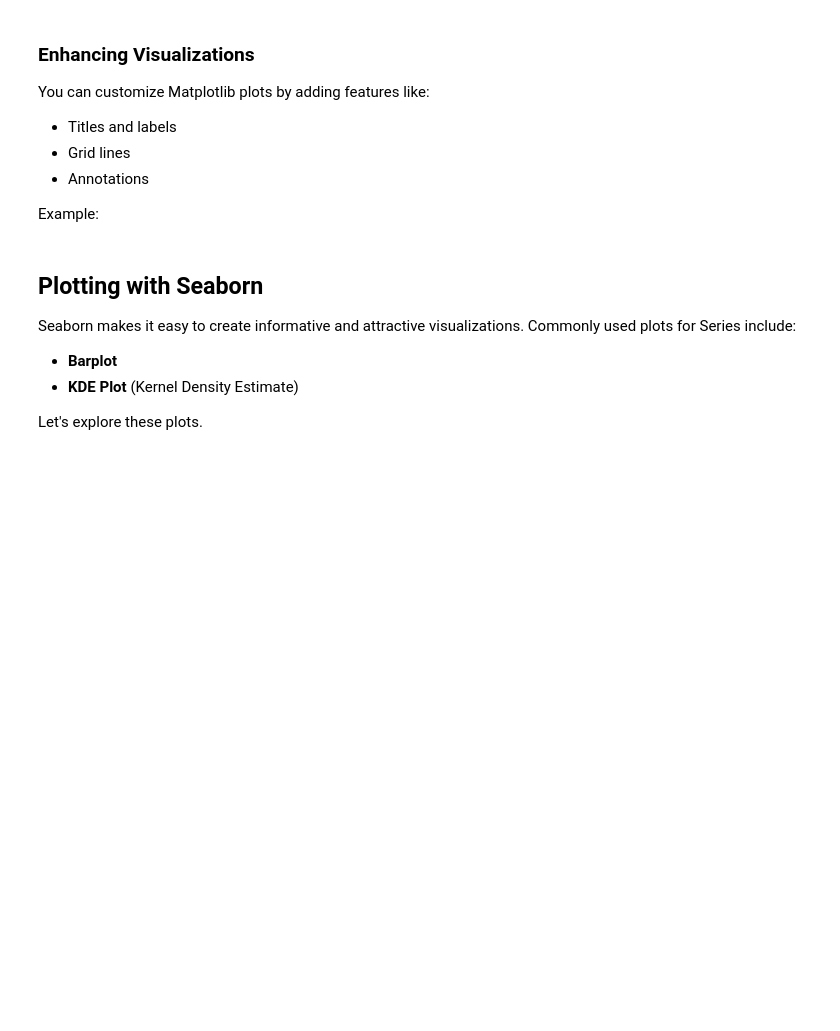
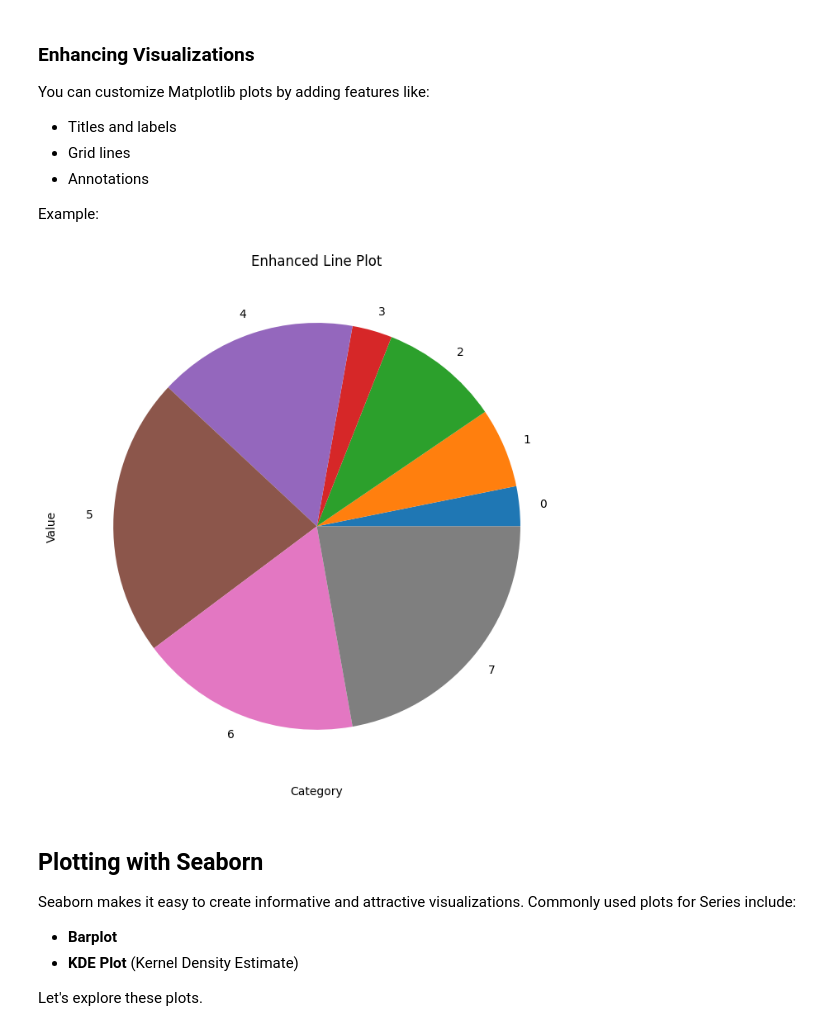
Before and after one commit to shaiful019/MLOB1, a Jupyter notebook: Sessions/Day9/Pandas.ipynb, the cells around one changed output. Saved outputs shown, nothing was run; the diff lists cells and outputs as text; code cells hidden in the pictures; blank space fills up the shorter version.

```diff
--- a/Sessions/Day9/Pandas.ipynb
+++ b/Sessions/Day9/Pandas.ipynb
@@ -355,12 +436,15 @@ You can customize Matplotlib plots by adding features like:
 
 Example:
 # %%
-plt.figure(figsize=(8, 4))
-series.plot(kind='line', title='Enhanced Line Plot', color='purple', marker='o')
+import matplotlib.pyplot as plt
+plt.figure(figsize=(32, ))
+df['Marks'].plot(kind='pie', title='Enhanced Line Plot', color='purple')
 plt.xlabel('Category')
 plt.ylabel('Value')
 plt.grid(True)
 plt.show()
+# %% [output]
+[figure, added]
 # %% [markdown]
 ## Plotting with Seaborn
 
```
Also changed, not shown: parts of 12 cells of this notebook, 2 other files.
